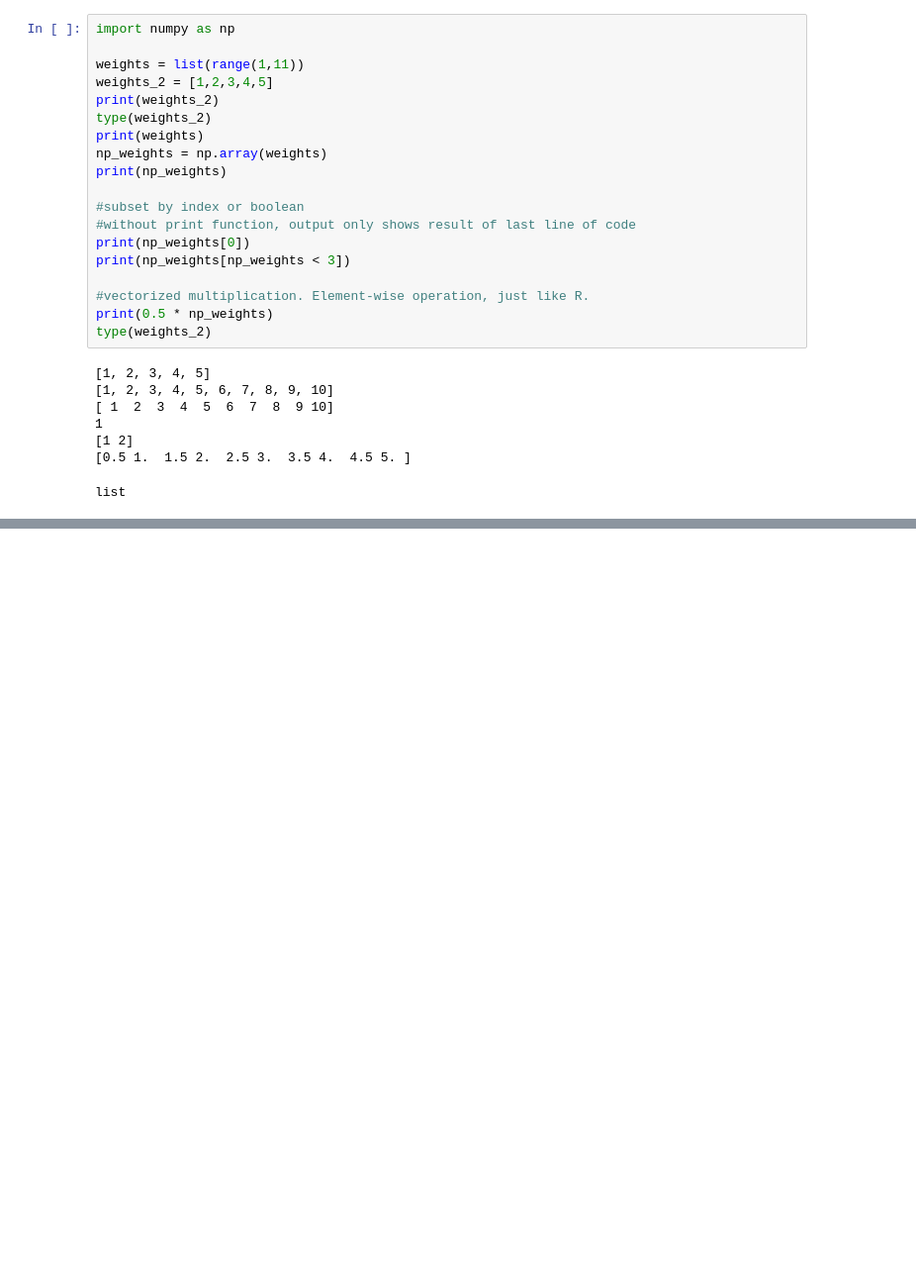
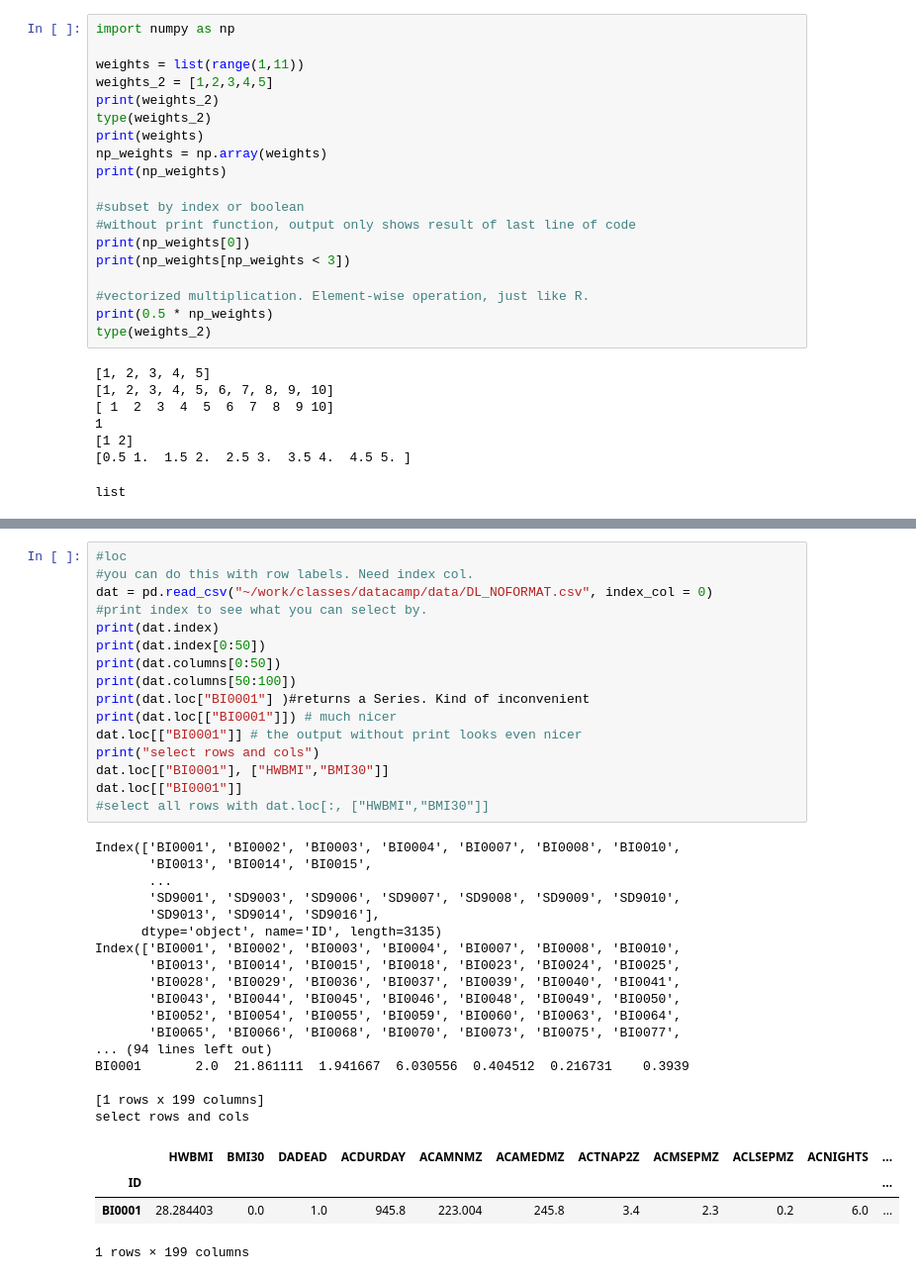
Before and after one commit to DanielEvansLab/machine_learning_Ng, a Jupyter notebook: course1/Python3 and R comparisons.ipynb, the cells around one changed output, grey strips where cells are left out. Shown at 99% size. Cells and saved outputs as stored; diff of their text form; blank space fills up the shorter version.

```diff
--- a/course1/Python3 and R comparisons.ipynb
+++ b/course1/Python3 and R comparisons.ipynb
@@ -369,0 +535,38 @@ list
+# %%
+#loc
+#you can do this with row labels. Need index col.
+dat = pd.read_csv("~/work/classes/datacamp/data/DL_NOFORMAT.csv", index_col = 0)
+#print index to see what you can select by.
+print(dat.index)
+print(dat.index[0:50])
+print(dat.columns[0:50])
+print(dat.columns[50:100])
+print(dat.loc["BI0001"] )#returns a Series. Kind of inconvenient
+print(dat.loc[["BI0001"]]) # much nicer
+dat.loc[["BI0001"]] # the output without print looks even nicer
+print("select rows and cols")
+dat.loc[["BI0001"], ["HWBMI","BMI30"]]
+dat.loc[["BI0001"]]
+#select all rows with dat.loc[:, ["HWBMI","BMI30"]]
+# %% [output]
+Index(['BI0001', 'BI0002', 'BI0003', 'BI0004', 'BI0007', 'BI0008', 'BI0010',
+       'BI0013', 'BI0014', 'BI0015',
+       ...
+       'SD9001', 'SD9003', 'SD9006', 'SD9007', 'SD9008', 'SD9009', 'SD9010',
+       'SD9013', 'SD9014', 'SD9016'],
+      dtype='object', name='ID', length=3135)
+Index(['BI0001', 'BI0002', 'BI0003', 'BI0004', 'BI0007', 'BI0008', 'BI0010',
+       'BI0013', 'BI0014', 'BI0015', 'BI0018', 'BI0023', 'BI0024', 'BI0025',
+       'BI0028', 'BI0029', 'BI0036', 'BI0037', 'BI0039', 'BI0040', 'BI0041',
+       'BI0043', 'BI0044', 'BI0045', 'BI0046', 'BI0048', 'BI0049', 'BI0050',
+       'BI0052', 'BI0054', 'BI0055', 'BI0059', 'BI0060', 'BI0063', 'BI0064',
+       'BI0065', 'BI0066', 'BI0068', 'BI0070', 'BI0073', 'BI0075', 'BI0077',
+... (94 lines left out)
+BI0001       2.0  21.861111  1.941667  6.030556  0.404512  0.216731    0.3939
+
+[1 rows x 199 columns]
+select rows and cols
+|  | HWBMI | BMI30 | DADEAD | ACDURDAY | ACAMNMZ | ACAMEDMZ | ACTNAP2Z | ACMSEPMZ | ACLSEPMZ | ACNIGHTS | ... |
+| ID |  |  |  |  |  |  |  |  |  |  | ... |
+| BI0001 | 28.284403 | 0.0 | 1.0 | 945.8 | 223.004 | 245.8 | 3.4 | 2.3 | 0.2 | 6.0 | ... |
+1 rows × 199 columns
```
Also changed, not shown: parts of 15 cells of this notebook.
